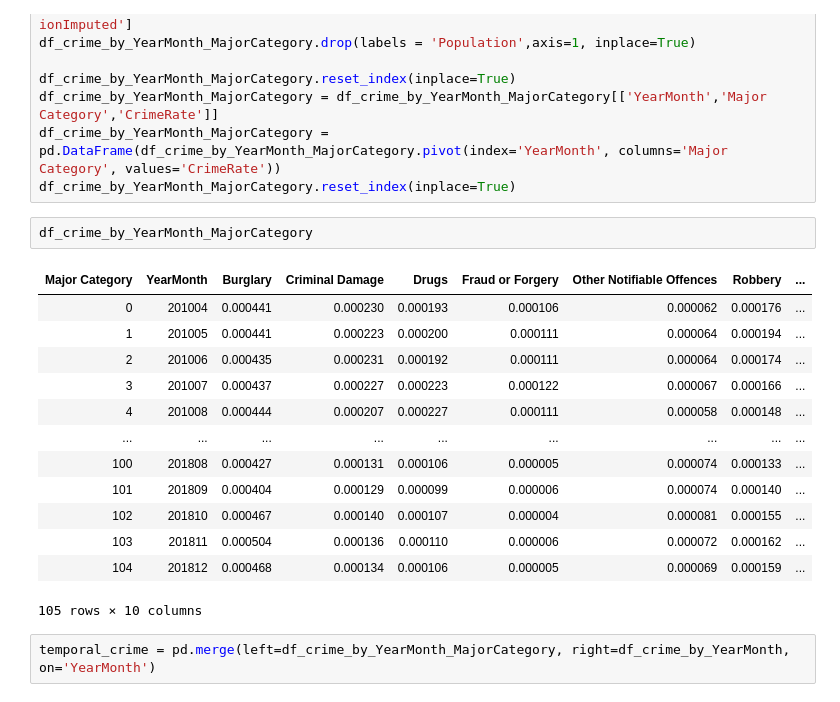
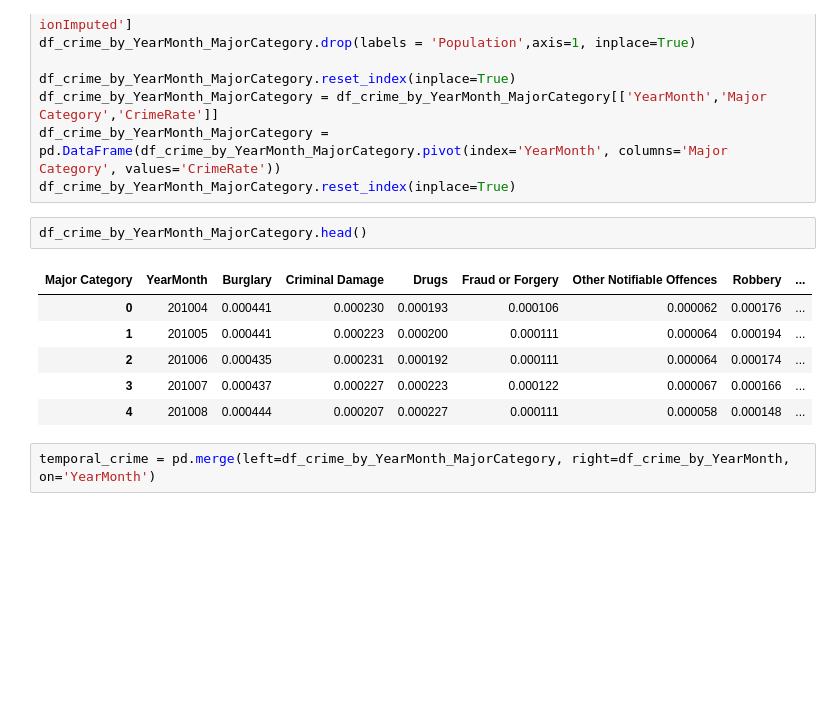
Before and after one commit to zdetor54/MSc-Data-Science, a Jupyter notebook: 01 - Visual Analytics/Individual Coursework/CrimeDataAnalysis.ipynb, the cells around one changed output. Cells and saved outputs as stored; diff of their text form; blank space fills up the shorter version.

```diff
--- a/01 - Visual Analytics/Individual Coursework/CrimeDataAnalysis.ipynb
+++ b/01 - Visual Analytics/Individual Coursework/CrimeDataAnalysis.ipynb
@@ -205,21 +192,14 @@ df_crime_by_YearMonth_MajorCategory = df_crime_by_YearMonth_MajorCategory[['Year
 df_crime_by_YearMonth_MajorCategory = pd.DataFrame(df_crime_by_YearMonth_MajorCategory.pivot(index='YearMonth', columns='Major Category', values='CrimeRate'))
 df_crime_by_YearMonth_MajorCategory.reset_index(inplace=True)
 # %%
-df_crime_by_YearMonth_MajorCategory
+df_crime_by_YearMonth_MajorCategory.head()
 # %% [output]
 | Major Category | YearMonth | Burglary | Criminal Damage | Drugs | Fraud or Forgery | Other Notifiable Offences | Robbery | ... |
 | 0 | 201004 | 0.000441 | 0.000230 | 0.000193 | 0.000106 | 0.000062 | 0.000176 | ... |
 | 1 | 201005 | 0.000441 | 0.000223 | 0.000200 | 0.000111 | 0.000064 | 0.000194 | ... |
 | 2 | 201006 | 0.000435 | 0.000231 | 0.000192 | 0.000111 | 0.000064 | 0.000174 | ... |
 | 3 | 201007 | 0.000437 | 0.000227 | 0.000223 | 0.000122 | 0.000067 | 0.000166 | ... |
 | 4 | 201008 | 0.000444 | 0.000207 | 0.000227 | 0.000111 | 0.000058 | 0.000148 | ... |
-| ... | ... | ... | ... | ... | ... | ... | ... | ... |
-| 100 | 201808 | 0.000427 | 0.000131 | 0.000106 | 0.000005 | 0.000074 | 0.000133 | ... |
-| 101 | 201809 | 0.000404 | 0.000129 | 0.000099 | 0.000006 | 0.000074 | 0.000140 | ... |
-| 102 | 201810 | 0.000467 | 0.000140 | 0.000107 | 0.000004 | 0.000081 | 0.000155 | ... |
-| 103 | 201811 | 0.000504 | 0.000136 | 0.000110 | 0.000006 | 0.000072 | 0.000162 | ... |
-| 104 | 201812 | 0.000468 | 0.000134 | 0.000106 | 0.000005 | 0.000069 | 0.000159 | ... |
-105 rows × 10 columns
 # %%
 temporal_crime = pd.merge(left=df_crime_by_YearMonth_MajorCategory, right=df_crime_by_YearMonth, on='YearMonth')
 # %%
```
Also changed, not shown: parts of 16 cells of this notebook, 8 other files.
